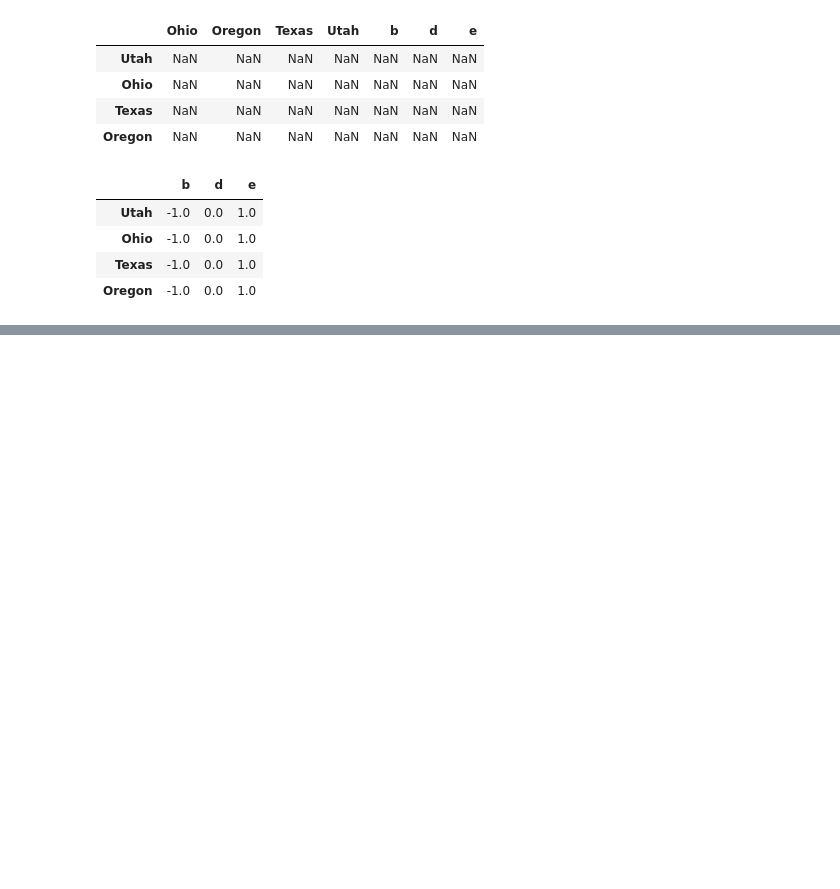
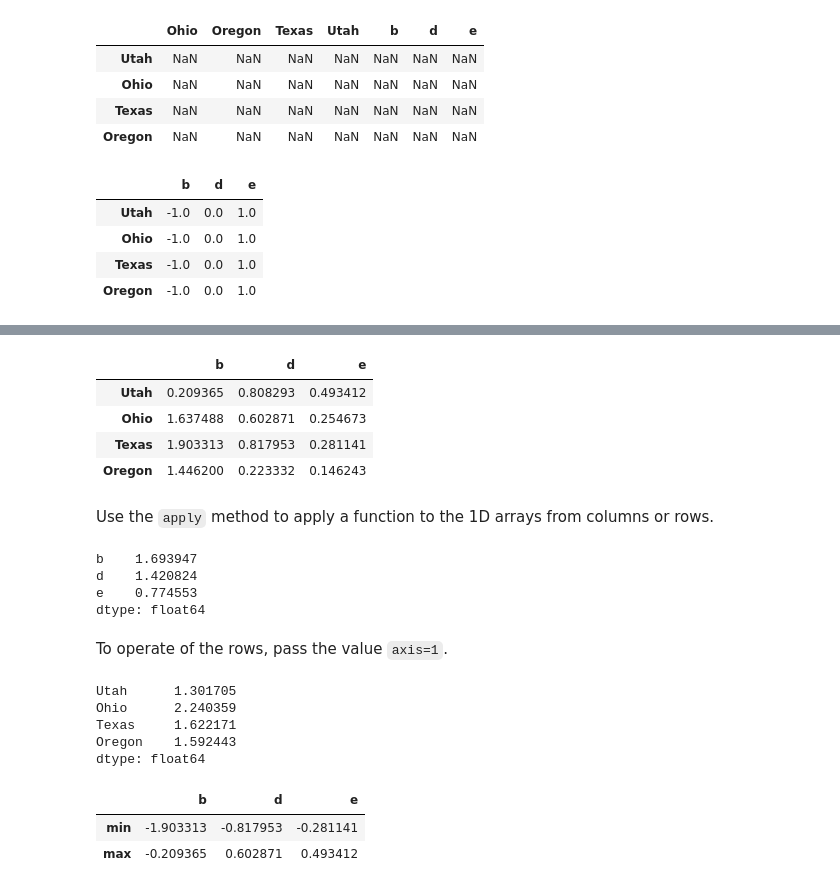
Before and after one commit to jhrcook/100DaysOfPython, a Jupyter notebook: PythonForDataAnalysis/pfda_ch5.ipynb, the cells around one changed output, grey strips where cells are left out. Cells and saved outputs as stored; diff of their text form; code cells hidden in the pictures; blank space fills up the shorter version.

```diff
--- a/PythonForDataAnalysis/pfda_ch5.ipynb
+++ b/PythonForDataAnalysis/pfda_ch5.ipynb
@@ -1000,0 +1008,38 @@ frame.sub(series3, axis='index')
+# %%
+np.abs(frame)
+# %% [output]
+|  | b | d | e |
+| Utah | 0.209365 | 0.808293 | 0.493412 |
+| Ohio | 1.637488 | 0.602871 | 0.254673 |
+| Texas | 1.903313 | 0.817953 | 0.281141 |
+| Oregon | 1.446200 | 0.223332 | 0.146243 |
+# %% [markdown]
+Use the `apply` method to apply a function to the 1D arrays from columns or rows.
+# %%
+f = lambda x: x.max() - x.min()
+
+frame.apply(f)
+# %% [output]
+b    1.693947
+d    1.420824
+e    0.774553
+dtype: float64
+# %% [markdown]
+To operate of the rows, pass the value `axis=1`.
+# %%
+frame.apply(f, axis=1)
+# %% [output]
+Utah      1.301705
+Ohio      2.240359
+Texas     1.622171
+Oregon    1.592443
+dtype: float64
+# %%
+def f(x):
+    return pd.Series([x.min(), x.max()], index=['min', 'max'])
+
+frame.apply(f)
+# %% [output]
+|  | b | d | e |
+| min | -1.903313 | -0.817953 | -0.281141 |
+| max | -0.209365 | 0.602871 | 0.493412 |
```
Also changed, not shown: parts of 32 cells of this notebook, 2 other files.
